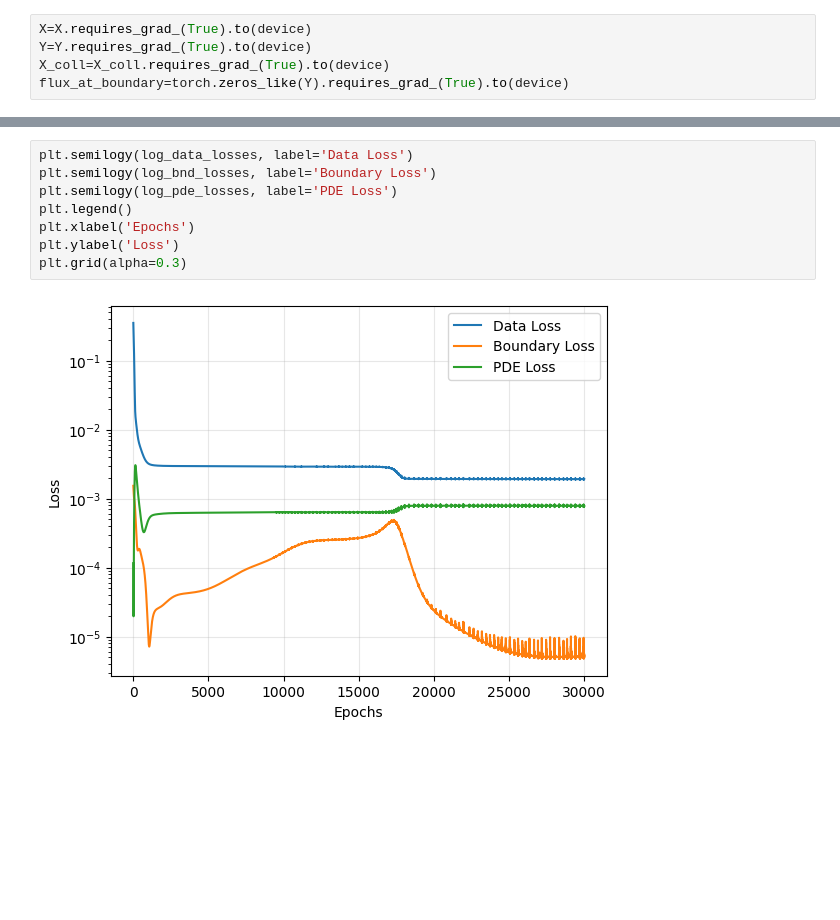
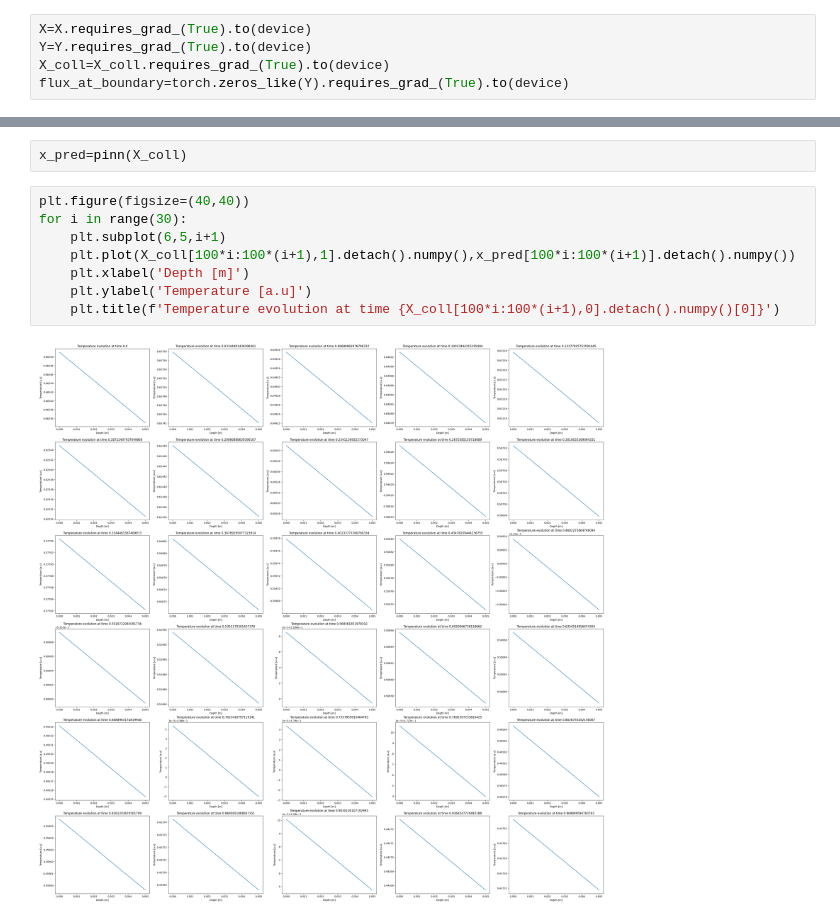
Before and after one commit to konrad-jaworski/Anisotropic_diffusivity_2, a Jupyter notebook: Experiment_with_1D_solution.ipynb, the cells around one changed output, grey strips where cells are left out. Drawn from its saved outputs; the diff is of its cells as text; blank space fills up the shorter version.

```diff
--- a/Experiment_with_1D_solution.ipynb
+++ b/Experiment_with_1D_solution.ipynb
@@ -192,10 +208,12 @@ plt.semilogy(log_losses, label='Total Loss')
-# %%
-plt.semilogy(log_data_losses, label='Data Loss')
-plt.semilogy(log_bnd_losses, label='Boundary Loss')
-plt.semilogy(log_pde_losses, label='PDE Loss')
-plt.legend()
-plt.xlabel('Epochs')
-plt.ylabel('Loss')
-plt.grid(alpha=0.3)
-# %% [output]
-[figure, removed]
+# %%
+x_pred=pinn(X_coll)
+# %%
+plt.figure(figsize=(40,40))
+for i in range(30):
+    plt.subplot(6,5,i+1)
+    plt.plot(X_coll[100*i:100*(i+1),1].detach().numpy(),x_pred[100*i:100*(i+1)].detach().numpy())
+    plt.xlabel('Depth [m]')
+    plt.ylabel('Temperature [a.u]')
+    plt.title(f'Temperature evolution at time {X_coll[100*i:100*(i+1),0].detach().numpy()[0]}')
+# %% [output]
+[figure, added]
```
Also changed, not shown: parts of 6 cells of this notebook.
